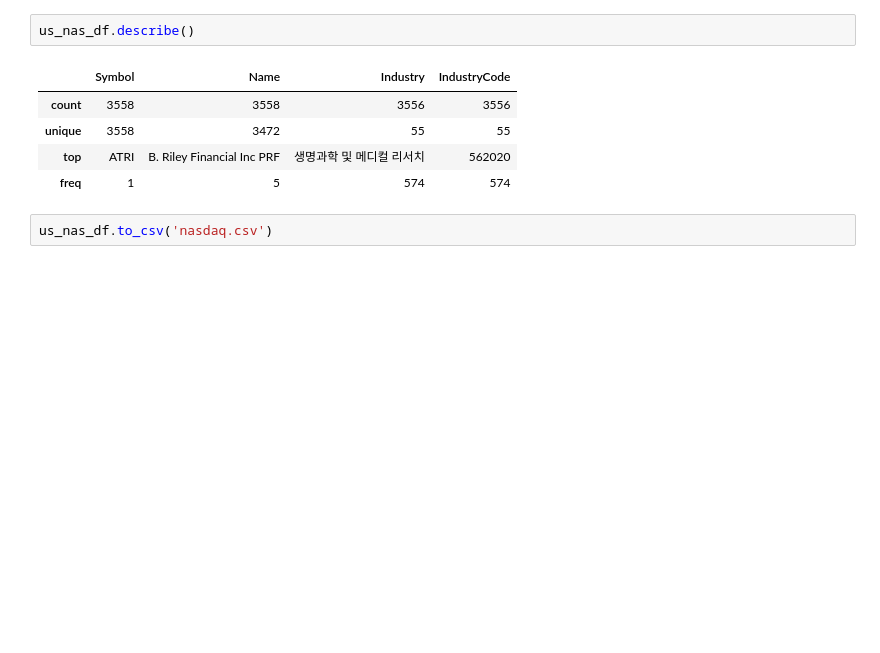
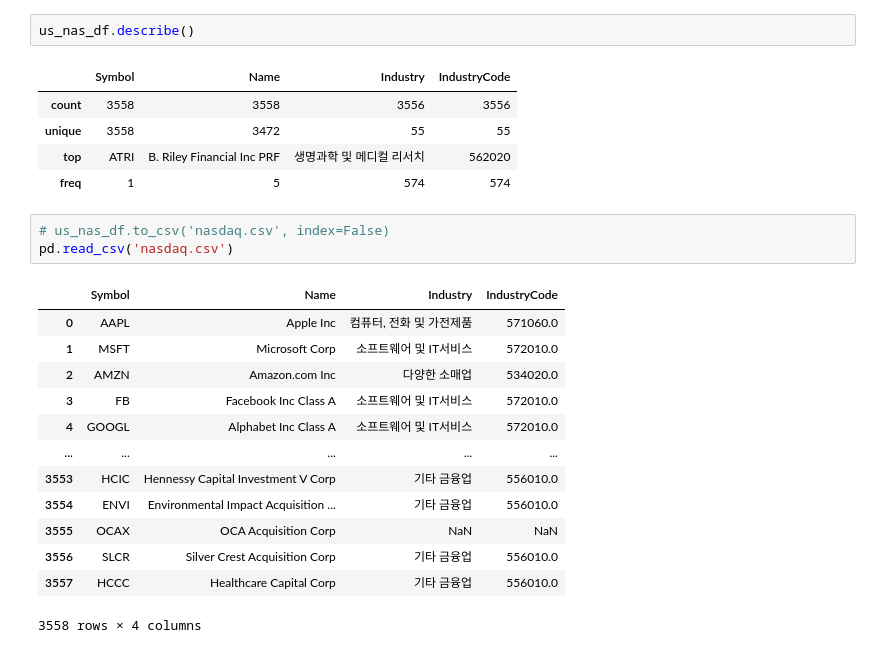
Before and after one commit to kimjinhyuk/LBD, a Jupyter notebook: data_science/analysis_stock_fdr/FDR_P01.ipynb, the cells around one changed output. Cells and saved outputs as stored; diff of their text form; blank space fills up the shorter version.

```diff
--- a/data_science/analysis_stock_fdr/FDR_P01.ipynb
+++ b/data_science/analysis_stock_fdr/FDR_P01.ipynb
@@ -81,5 +81,20 @@ us_nas_df.describe()
 | unique | 3558 | 3472 | 55 | 55 |
 | top | ATRI | B. Riley Financial Inc PRF | 생명과학 및 메디컬 리서치 | 562020 |
 | freq | 1 | 5 | 574 | 574 |
-# %%
-us_nas_df.to_csv('nasdaq.csv')
+# %%
+# us_nas_df.to_csv('nasdaq.csv', index=False)
+pd.read_csv('nasdaq.csv')
+# %% [output]
+|  | Symbol | Name | Industry | IndustryCode |
+| 0 | AAPL | Apple Inc | 컴퓨터, 전화 및 가전제품 | 571060.0 |
+| 1 | MSFT | Microsoft Corp | 소프트웨어 및 IT서비스 | 572010.0 |
+| 2 | AMZN | Amazon.com Inc | 다양한 소매업 | 534020.0 |
+| 3 | FB | Facebook Inc Class A | 소프트웨어 및 IT서비스 | 572010.0 |
+| 4 | GOOGL | Alphabet Inc Class A | 소프트웨어 및 IT서비스 | 572010.0 |
+| ... | ... | ... | ... | ... |
+| 3553 | HCIC | Hennessy Capital Investment V Corp | 기타 금융업 | 556010.0 |
+| 3554 | ENVI | Environmental Impact Acquisition ... | 기타 금융업 | 556010.0 |
+| 3555 | OCAX | OCA Acquisition Corp | NaN | NaN |
+| 3556 | SLCR | Silver Crest Acquisition Corp | 기타 금융업 | 556010.0 |
+| 3557 | HCCC | Healthcare Capital Corp | 기타 금융업 | 556010.0 |
+3558 rows × 4 columns
```
Also changed, not shown: parts of 6 cells of this notebook, 1 other file.
